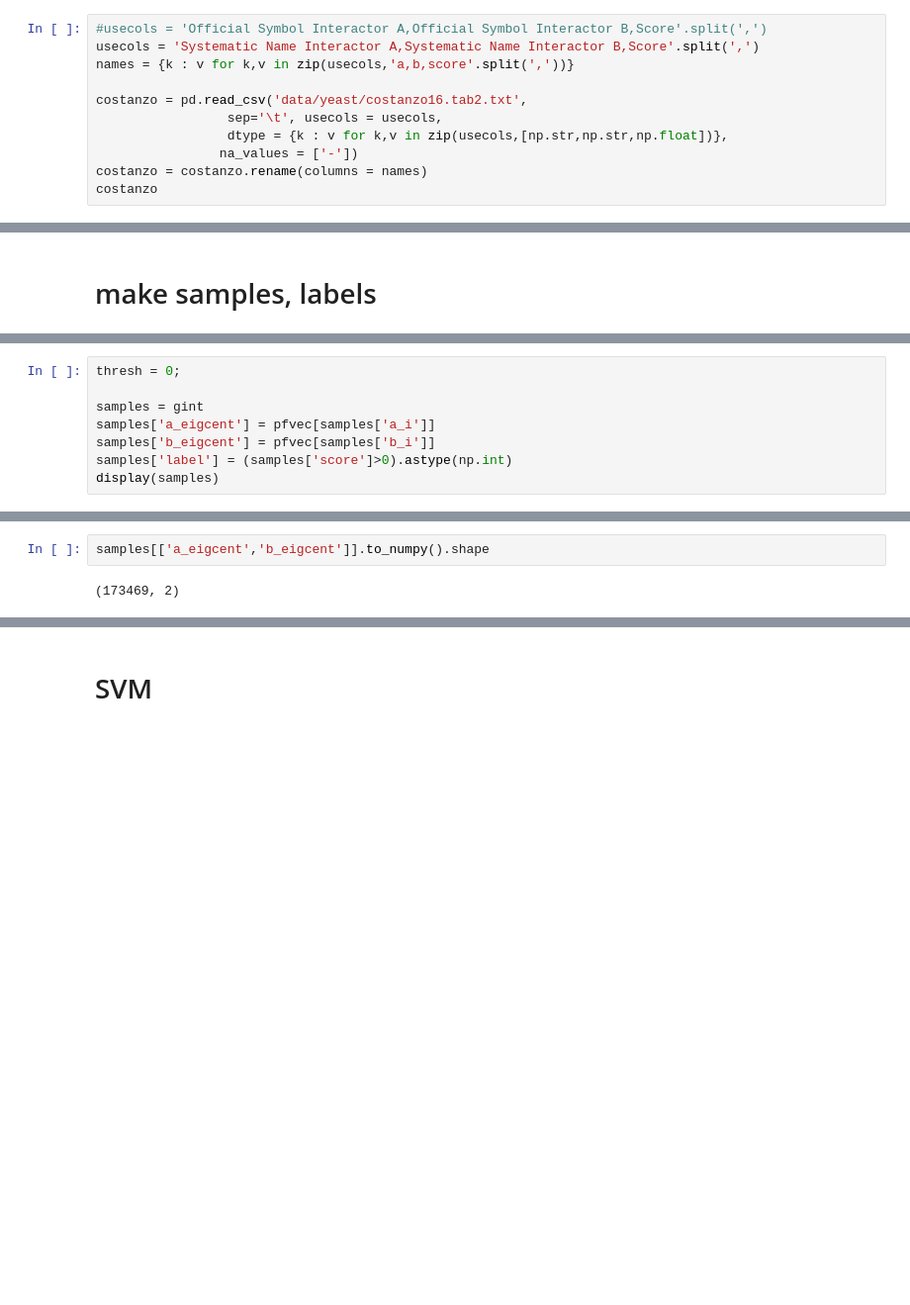
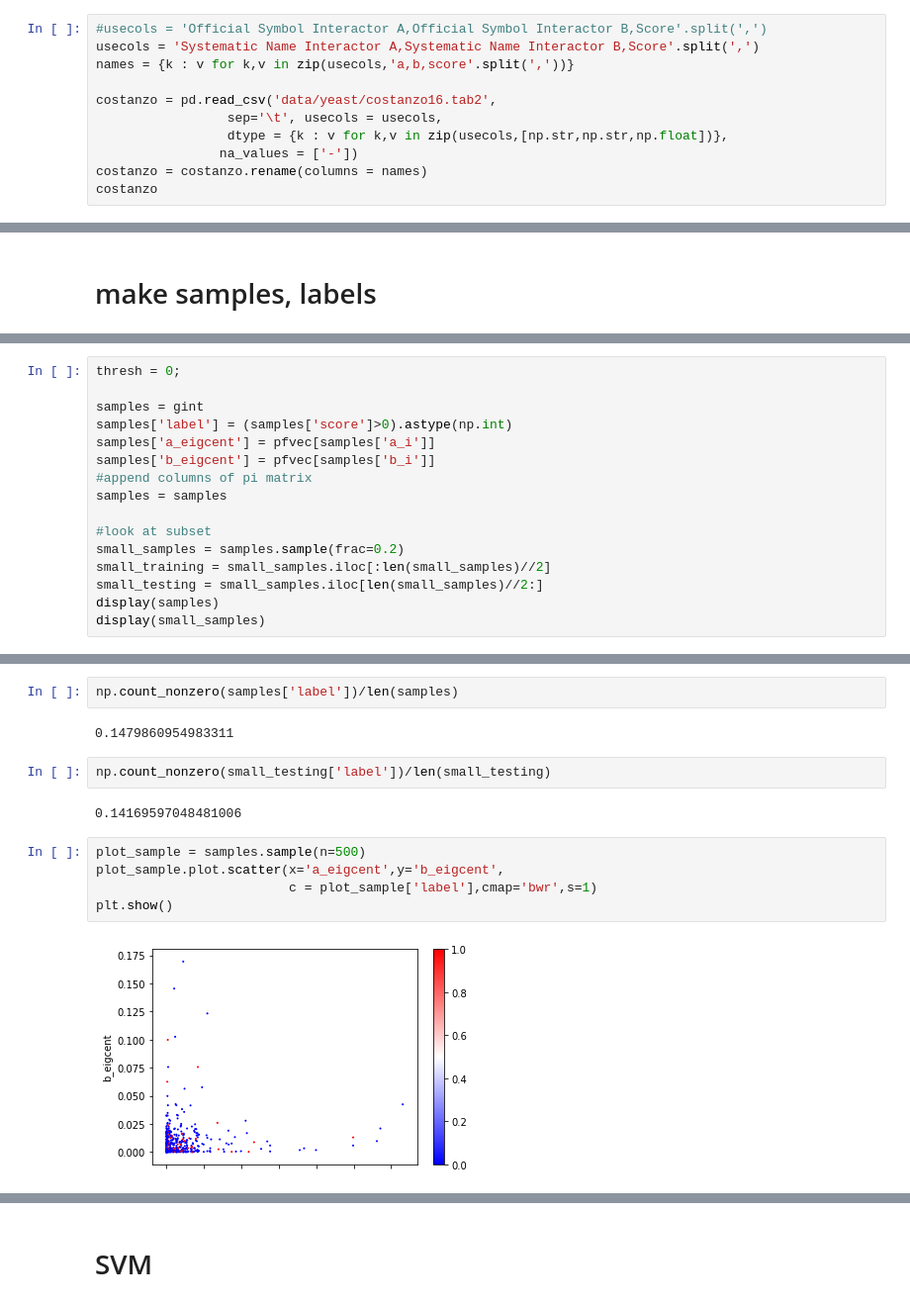
Before and after one commit to akuczala/gene-interaction, a Jupyter notebook: Paladugu.ipynb, the cells around one changed output, grey strips where cells are left out. Shown: that part at 99% size. Saved outputs shown, nothing was run; the diff lists cells and outputs as text; blank space fills up the shorter version.

Commit message:
testing simple metrics

```diff
--- a/Paladugu.ipynb
+++ b/Paladugu.ipynb
@@ -101,7 +102,7 @@ pd.read_csv('data/yeast/costanzo10.txt',sep='\t', nrows = 1)
 usecols = 'Systematic Name Interactor A,Systematic Name Interactor B,Score'.split(',')
 names = {k : v for k,v in zip(usecols,'a,b,score'.split(','))}
 
-costanzo = pd.read_csv('data/yeast/costanzo16.tab2.txt',
+costanzo = pd.read_csv('data/yeast/costanzo16.tab2',
                  sep='\t', usecols = usecols,
                  dtype = {k : v for k,v in zip(usecols,[np.str,np.str,np.float])},
                 na_values = ['-'])
@@ -200,10 +201,18 @@ plt.plot(np.sort(pfvec)[::-1])
 thresh = 0;
 
 samples = gint
+samples['label'] = (samples['score']>0).astype(np.int)
 samples['a_eigcent'] = pfvec[samples['a_i']]
 samples['b_eigcent'] = pfvec[samples['b_i']]
-samples['label'] = (samples['score']>0).astype(np.int)
+#append columns of pi matrix
+samples = samples
+
+#look at subset
+small_samples = samples.sample(frac=0.2)
+small_training = small_samples.iloc[:len(small_samples)//2]
+small_testing = small_samples.iloc[len(small_samples)//2:]
 display(samples)
+display(small_samples)
 # %% [output]
 |  | a_i | b_i | a | b | score | a_eigcent | b_eigcent | label |
 | 0 | 11 | 445 | YAL001C | YDL126C | 0.1745 | 0.000794 | 0.018736 | 1 |
@@ -221,4 +243,15 @@ display(samples)
-# %%
-samples[['a_eigcent','b_eigcent']].to_numpy().shape
-# %% [output]
-(173469, 2)
+# %%
+np.count_nonzero(samples['label'])/len(samples)
+# %% [output]
+0.1479860954983311
+# %%
+np.count_nonzero(small_testing['label'])/len(small_testing)
+# %% [output]
+0.14169597048481006
+# %%
+plot_sample = samples.sample(n=500)
+plot_sample.plot.scatter(x='a_eigcent',y='b_eigcent',
+                         c = plot_sample['label'],cmap='bwr',s=1)
+plt.show()
+# %% [output]
+[figure, added]
```
Also changed, not shown: parts of 13 cells of this notebook.
